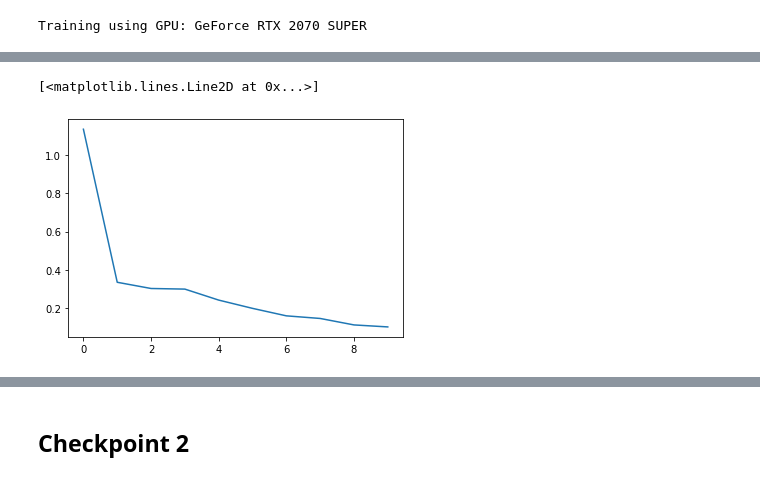
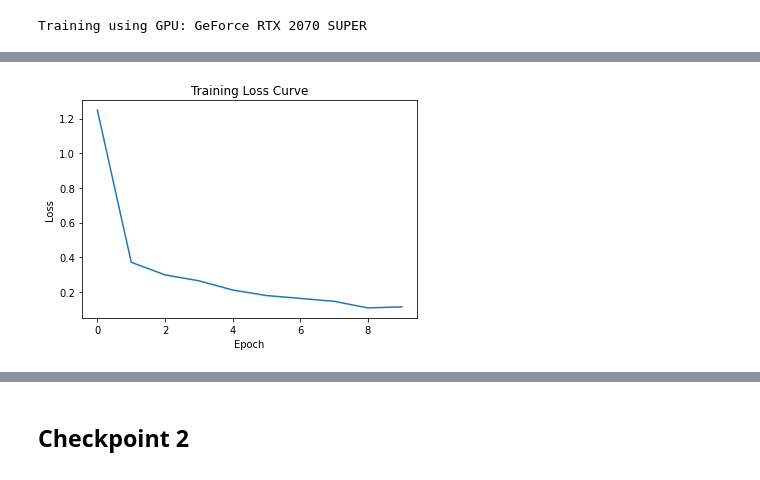
Before and after one commit to archeltaneka/face-mask-detection, a Jupyter notebook: face_mask_detection_playground.ipynb, the cells around one changed output, grey strips where cells are left out. Cells and saved outputs as stored; diff of their text form; code cells hidden in the pictures.

Commit message:
feat: moved plotting feature to train() function

```diff
--- a/face_mask_detection_playground.ipynb
+++ b/face_mask_detection_playground.ipynb
@@ -192,7 +192,7 @@ optimizer = torch.optim.Adam(model.parameters(), lr=0.001)
 # %% [output]
 Training using GPU: GeForce RTX 2070 SUPER
 # %%
-def train(num_epochs, model, loader, crit, opt, use_cuda, save_path=''):
+def train(num_epochs, model, loader, crit, opt, use_cuda, plot_curve=True, save_path=''):
 
     training_losses = []
 
@@ -223,8 +223,14 @@ def train(num_epochs, model, loader, crit, opt, use_cuda, save_path=''):
         torch.save(model.state_dict(), save_path)
         print('Model saved:', save_path)
 
+    if plot_curve:
+        plt.plot(range(num_epochs), training_losses)
+        plt.title('Training Loss Curve')
+        plt.xlabel('Epoch')
+        plt.ylabel('Loss')
+
     return model, training_losses
 # %%
 NUM_EPOCHS=10
-final_model, training_losses = train(NUM_EPOCHS, model, train_loader, criterion, optimizer, use_cuda, save_path='adam_lr1e-3_epochs10.pt')
+final_model, training_losses = train(NUM_EPOCHS, model, train_loader, criterion, optimizer, use_cuda, save_path='')
 # %% [output]
@@ -243,8 +247,4 @@ Model saved: adam_lr1e-3_epochs10.pt
+[figure, added]
-# %%
-plt.plot(range(NUM_EPOCHS), training_losses)
-# %% [output]
-[<matplotlib.lines.Line2D at 0x...>]
-[figure, removed]
 # %%
 def evaluate(model, loader, crit, use_cuda):
 
```
Also changed, not shown: parts of 4 cells of this notebook.
